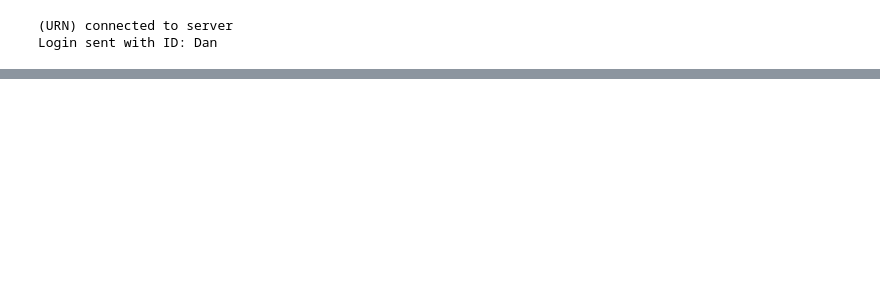
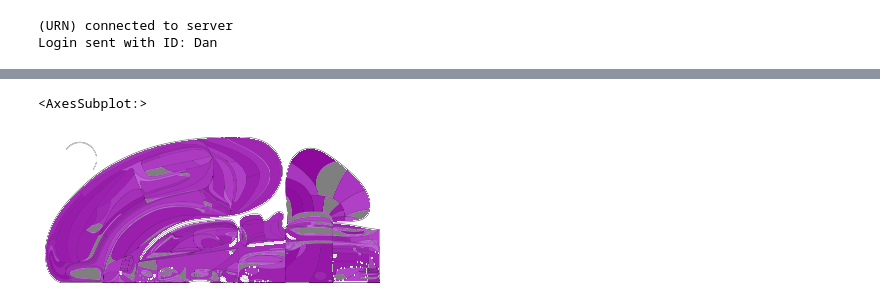
Before and after one commit to int-brain-lab/ibl-viz, a Jupyter notebook: bwm/bwm_block_prior_example.ipynb, the cells around one changed output, grey strips where cells are left out. Saved outputs shown, nothing was run; the diff lists cells and outputs as text; code cells hidden in the pictures; blank space fills up the shorter version.

```diff
--- a/bwm/bwm_block_prior_example.ipynb
+++ b/bwm/bwm_block_prior_example.ipynb
@@ -107,0 +176,21 @@ urn.set_area_intensity(pvalProportion)
+# %%
+# Let's create a new colormap that matches what we have in the unity renderer
+# so 0=grey, and all other entries interpolate from light-purple to dark-purple
+
+lightpurple = [202/255, 105/255, 227/255]
+darkpurple = [141/255, 10/255, 157/255]
+cdict = {'red':   [[0.0,  0.5, 0.5],
+                   [1/255,  lightpurple[0], lightpurple[0]],
+                   [1.0,  darkpurple[0], darkpurple[0]]],
+         'green': [[0.0,  0.5, 0.5],
+                   [1/255, lightpurple[1], lightpurple[1]],
+                   [1.0, darkpurple[1], darkpurple[1]]],
+         'blue':  [[0.0,  0.5, 0.5],
+                   [1/255,  lightpurple[2], lightpurple[2]],
+                   [1.0,  darkpurple[2], darkpurple[2]]]}
+grey_purple_cmap = LinearSegmentedColormap('testCmap', segmentdata=cdict, N=256)
+# %%
+plot_swanson(areas, values, cmap=grey_purple_cmap, br=br)
+# %% [output]
+<AxesSubplot:>
+[figure, added]
```
Also changed, not shown: parts of 16 cells of this notebook.
